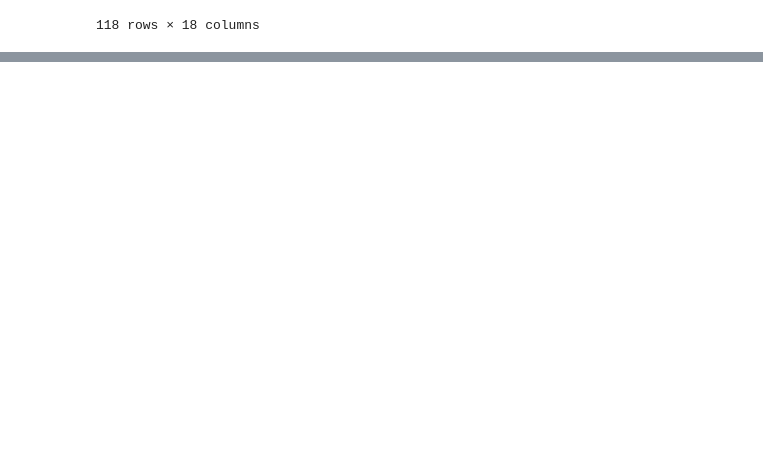
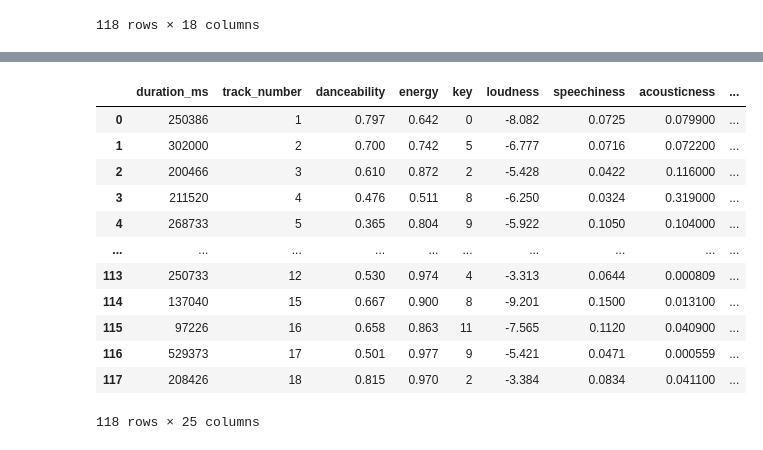
Before and after one commit to klsalcedo/lyric_generation, a Jupyter notebook: lyric_analysis.ipynb, the cells around one changed output, grey strips where cells are left out. Cells and saved outputs as stored; diff of their text form; code cells hidden in the pictures; blank space fills up the shorter version.

```diff
--- a/eda.ipynb
+++ b/lyric_analysis.ipynb
@@ -593,0 +607,14 @@ NameError: name 'lyric_df' is not defined
+# %%
+rhcp['tokenized_lyrics'] = None
+
+for i in range(len(rhcp['tokenized_lyrics_raw'])):
+    corpus = []
+    song = rhcp['tokenized_lyrics_raw'][i]
+    for x in range(len(song)):
+        sentence = song[x]
+        for y in range(len(sentence)):
+            word = sentence[y]
+            corpus.append(word)
+    rhcp['tokenized_lyrics'][i] = corpus
+
+rhcp
@@ -593,0 +659,3 @@ NameError: name 'lyric_df' is not defined
+# %%
+rhcp = rhcp.drop(columns=['tokenized_lyrics_raw'], axis=1)
+rhcp.head()
@@ -593,0 +678,12 @@ NameError: name 'lyric_df' is not defined
+# %%
+#remove stop words
+from nltk.corpus import stopwords
+stopwords_list = stopwords.words('english')
+rhcp['stopped_lyrics'] = None
+
+for i in range(len(rhcp['tokenized_lyrics'])):
+    tokens = rhcp['tokenized_lyrics'][i]
+    stopped = [w for w in tokens if w not in stopwords_list and w not in ['na','la', 'nah', 'ah', 'oh', "i'm"]]
+    rhcp['stopped_lyrics'][i] = stopped
+
+rhcp
@@ -593,0 +822,20 @@ NameError: name 'lyric_df' is not defined
+# %%
+explicit_dummies = pd.get_dummies(rhcp['explicit'], drop_first=True)
+album_dum = pd.get_dummies(rhcp['album'], drop_first=True)
+rhcp_reg = rhcp.drop(columns=['explicit', 'album', 'track', 'uri', 'tokenized_lyrics'], axis=1)
+rhcp_reg = pd.concat([rhcp_reg, explicit_dummies, album_dum], axis=1)
+rhcp_reg
+# %% [output]
+|  | duration_ms | track_number | danceability | energy | key | loudness | speechiness | acousticness | ... |
+| 0 | 250386 | 1 | 0.797 | 0.642 | 0 | -8.082 | 0.0725 | 0.079900 | ... |
+| 1 | 302000 | 2 | 0.700 | 0.742 | 5 | -6.777 | 0.0716 | 0.072200 | ... |
+| 2 | 200466 | 3 | 0.610 | 0.872 | 2 | -5.428 | 0.0422 | 0.116000 | ... |
+| 3 | 211520 | 4 | 0.476 | 0.511 | 8 | -6.250 | 0.0324 | 0.319000 | ... |
+| 4 | 268733 | 5 | 0.365 | 0.804 | 9 | -5.922 | 0.1050 | 0.104000 | ... |
+| ... | ... | ... | ... | ... | ... | ... | ... | ... | ... |
+| 113 | 250733 | 12 | 0.530 | 0.974 | 4 | -3.313 | 0.0644 | 0.000809 | ... |
+| 114 | 137040 | 15 | 0.667 | 0.900 | 8 | -9.201 | 0.1500 | 0.013100 | ... |
+| 115 | 97226 | 16 | 0.658 | 0.863 | 11 | -7.565 | 0.1120 | 0.040900 | ... |
+| 116 | 529373 | 17 | 0.501 | 0.977 | 9 | -5.421 | 0.0471 | 0.000559 | ... |
+| 117 | 208426 | 18 | 0.815 | 0.970 | 2 | -3.384 | 0.0834 | 0.041100 | ... |
+118 rows × 25 columns
```
Also changed, not shown: parts of 31 cells of this notebook.
